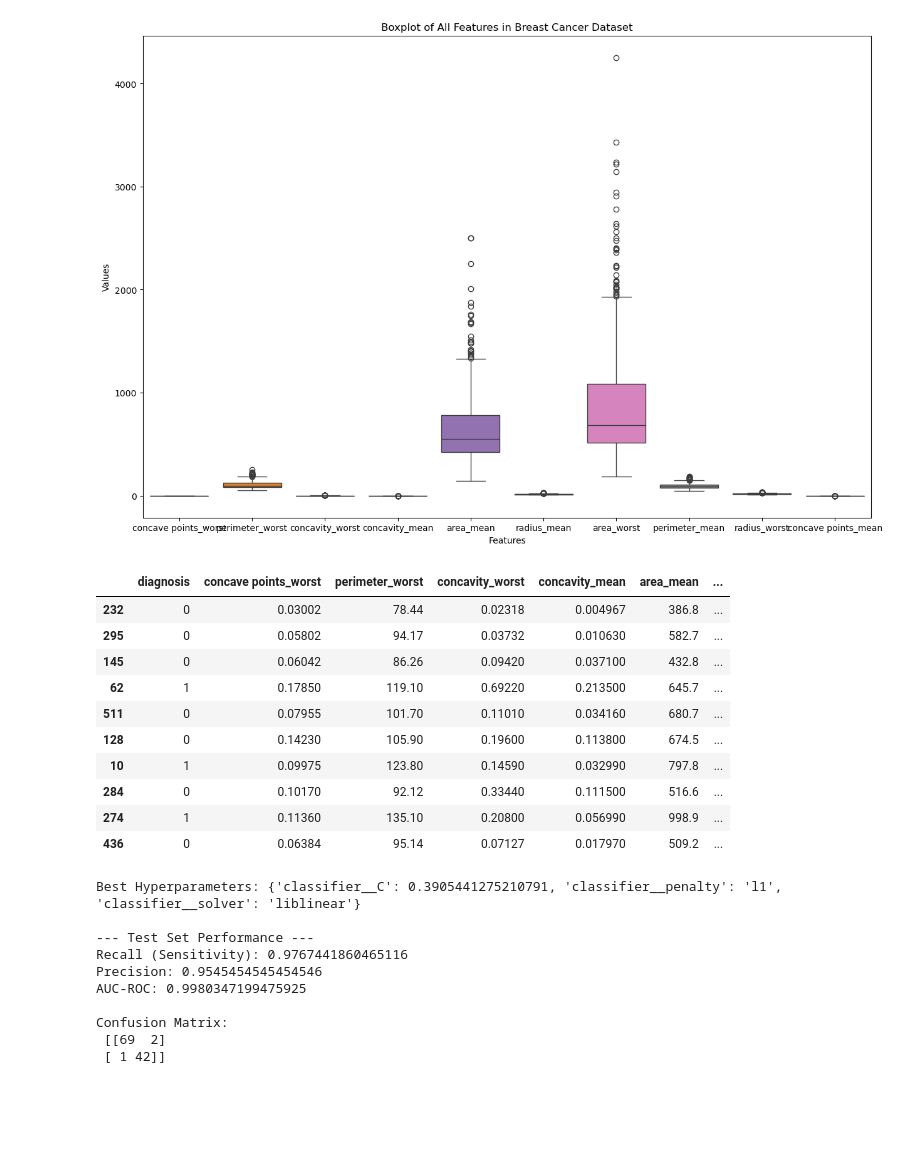
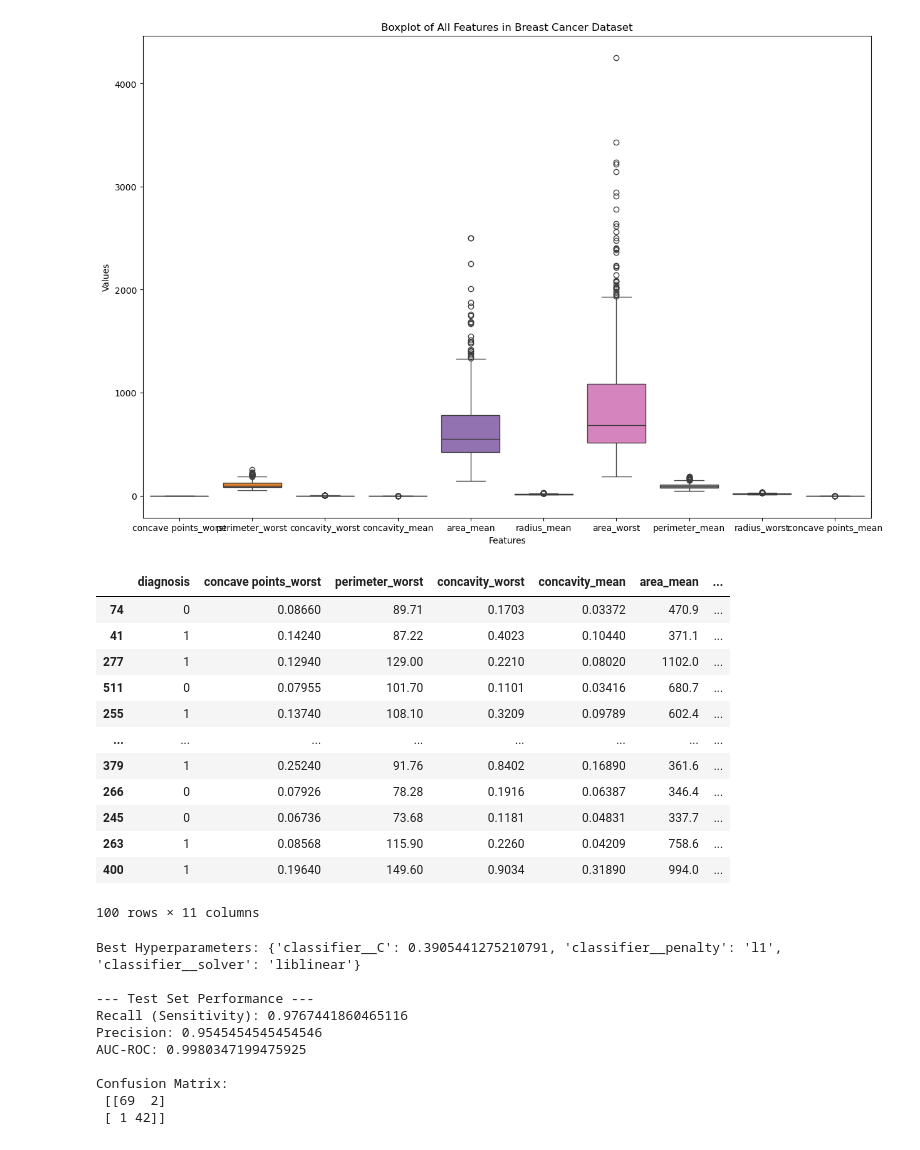
Before and after one commit to SandipGiri-Developer/Breast-Cancer-Detection, a Jupyter notebook: application.ipynb, the cells around one changed output. Drawn from its saved outputs; the diff is of its cells as text; code cells hidden in the pictures; blank space fills up the shorter version.

```diff
--- a/application.ipynb
+++ b/application.ipynb
@@ -168,19 +168,21 @@ plt.show
 <function matplotlib.pyplot.show(close=None, block=None)>
 [figure]
 # %%
-df.sample(10)
+df.sample(100)
 # %% [output]
 |  | diagnosis | concave points_worst | perimeter_worst | concavity_worst | concavity_mean | area_mean | ... |
-| 232 | 0 | 0.03002 | 78.44 | 0.02318 | 0.004967 | 386.8 | ... |
-| 295 | 0 | 0.05802 | 94.17 | 0.03732 | 0.010630 | 582.7 | ... |
-| 145 | 0 | 0.06042 | 86.26 | 0.09420 | 0.037100 | 432.8 | ... |
-| 62 | 1 | 0.17850 | 119.10 | 0.69220 | 0.213500 | 645.7 | ... |
-| 511 | 0 | 0.07955 | 101.70 | 0.11010 | 0.034160 | 680.7 | ... |
-| 128 | 0 | 0.14230 | 105.90 | 0.19600 | 0.113800 | 674.5 | ... |
-| 10 | 1 | 0.09975 | 123.80 | 0.14590 | 0.032990 | 797.8 | ... |
-| 284 | 0 | 0.10170 | 92.12 | 0.33440 | 0.111500 | 516.6 | ... |
-| 274 | 1 | 0.11360 | 135.10 | 0.20800 | 0.056990 | 998.9 | ... |
-| 436 | 0 | 0.06384 | 95.14 | 0.07127 | 0.017970 | 509.2 | ... |
+| 74 | 0 | 0.08660 | 89.71 | 0.1703 | 0.03372 | 470.9 | ... |
+| 41 | 1 | 0.14240 | 87.22 | 0.4023 | 0.10440 | 371.1 | ... |
+| 277 | 1 | 0.12940 | 129.00 | 0.2210 | 0.08020 | 1102.0 | ... |
+| 511 | 0 | 0.07955 | 101.70 | 0.1101 | 0.03416 | 680.7 | ... |
+| 255 | 1 | 0.13740 | 108.10 | 0.3209 | 0.09789 | 602.4 | ... |
+| ... | ... | ... | ... | ... | ... | ... | ... |
+| 379 | 1 | 0.25240 | 91.76 | 0.8402 | 0.16890 | 361.6 | ... |
+| 266 | 0 | 0.07926 | 78.28 | 0.1916 | 0.06387 | 346.4 | ... |
+| 245 | 0 | 0.06736 | 73.68 | 0.1181 | 0.04831 | 337.7 | ... |
+| 263 | 1 | 0.08568 | 115.90 | 0.2260 | 0.04209 | 758.6 | ... |
+| 400 | 1 | 0.19640 | 149.60 | 0.9034 | 0.31890 | 994.0 | ... |
+100 rows × 11 columns
 # %%
 from sklearn.linear_model import LogisticRegression
 from sklearn.tree import DecisionTreeClassifier,plot_tree
```
Also changed, not shown: parts of 3 cells of this notebook, 1 other file.
